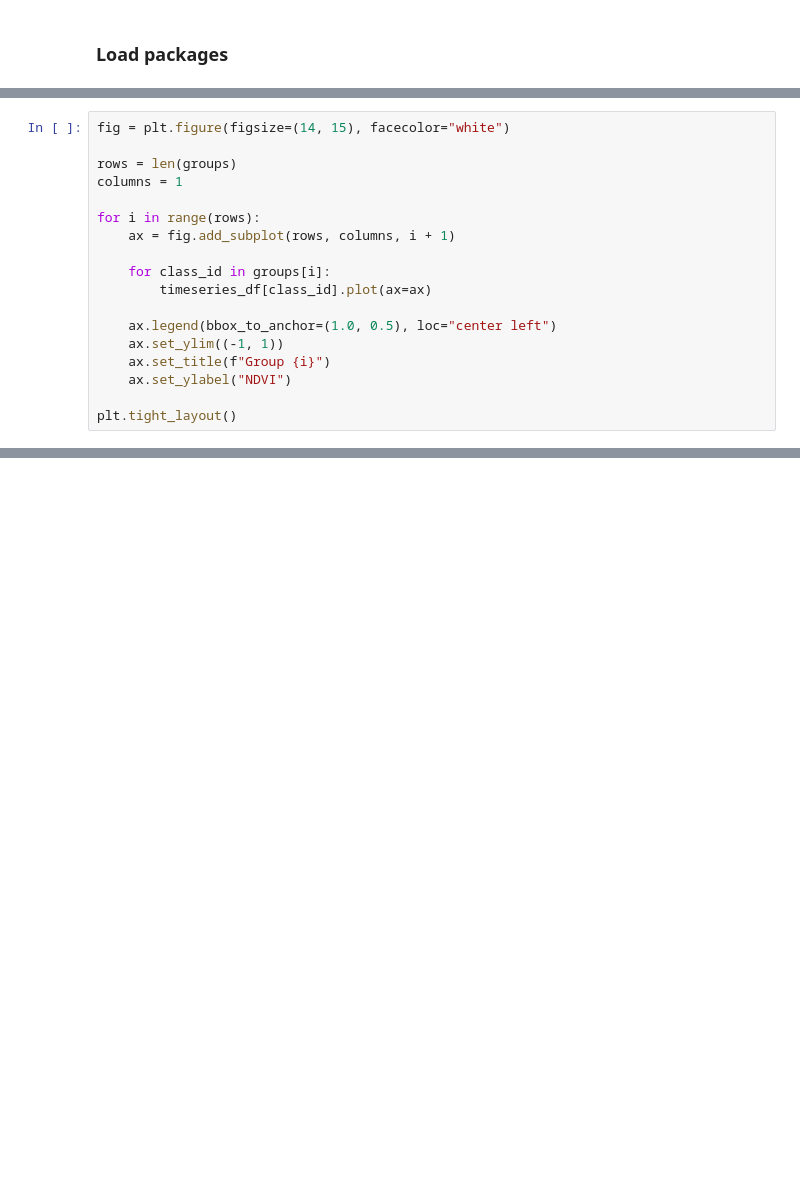
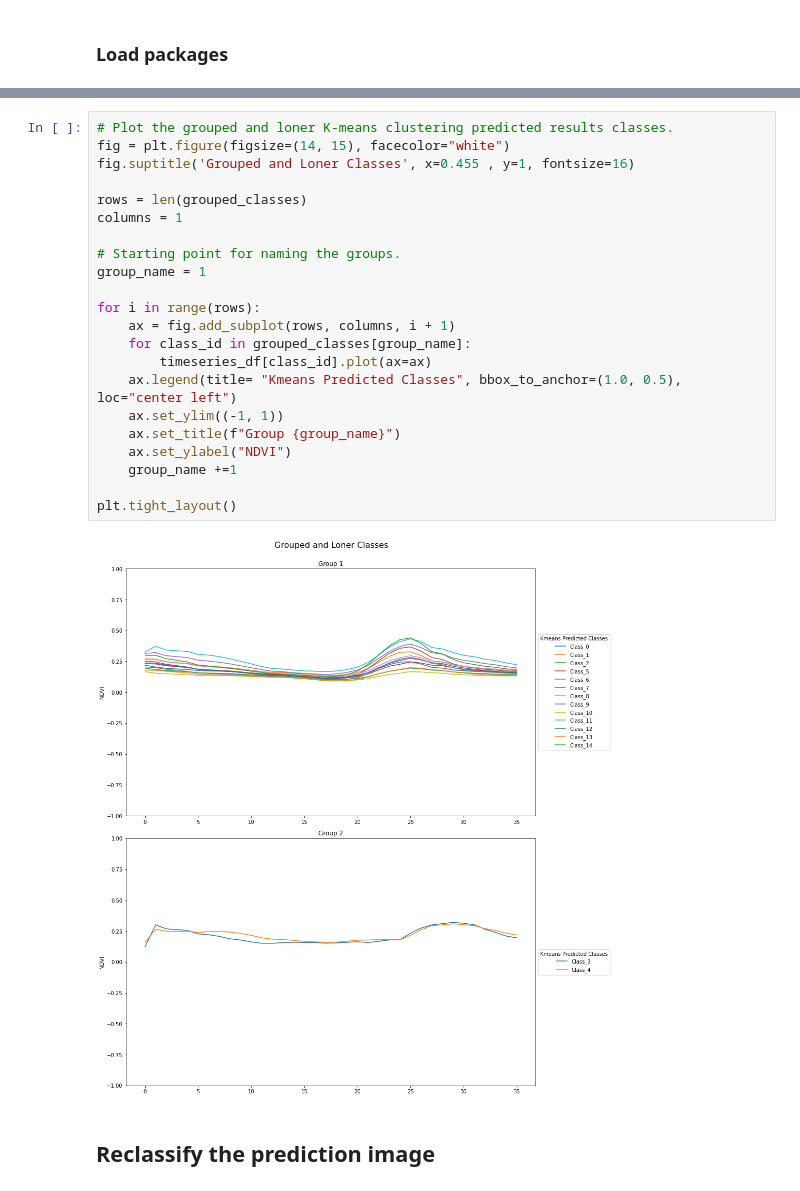
Before and after one commit to tylere/deafrica-sandbox-notebooks, a Jupyter notebook: Use_cases/NDVI_profiles/03_reclassify_unsupervised_map_NDVI_classes.ipynb, the cells around one changed output, grey strips where cells are left out. Drawn from its saved outputs; the diff is of its cells as text; blank space fills up the shorter version.

```diff
--- a/Use_cases/NDVI_profiles/03_reclassify_unsupervised_map_NDVI_classes.ipynb
+++ b/Use_cases/NDVI_profiles/03_reclassify_unsupervised_map_NDVI_classes.ipynb
@@ -129,18 +145,0 @@ cbar.set_ticks(range(no_of_clusters))
-# %%
-fig = plt.figure(figsize=(14, 15), facecolor="white")
-
-rows = len(groups)
-columns = 1
-
-for i in range(rows):
-    ax = fig.add_subplot(rows, columns, i + 1)
-
-    for class_id in groups[i]:
-        timeseries_df[class_id].plot(ax=ax)
-
-    ax.legend(bbox_to_anchor=(1.0, 0.5), loc="center left")
-    ax.set_ylim((-1, 1))
-    ax.set_title(f"Group {i}")
-    ax.set_ylabel("NDVI")
-
-plt.tight_layout()
@@ -169,0 +224,26 @@ grouped_classes_xr.plot()
+# %%
+# Plot the grouped and loner K-means clustering predicted results classes.
+fig = plt.figure(figsize=(14, 15), facecolor="white")
+fig.suptitle('Grouped and Loner Classes', x=0.455 , y=1, fontsize=16)
+
+rows = len(grouped_classes)
+columns = 1
+
+# Starting point for naming the groups.
+group_name = 1
+
+for i in range(rows):
+    ax = fig.add_subplot(rows, columns, i + 1)
+    for class_id in grouped_classes[group_name]:
+        timeseries_df[class_id].plot(ax=ax)
+    ax.legend(title= "Kmeans Predicted Classes", bbox_to_anchor=(1.0, 0.5), loc="center left")
+    ax.set_ylim((-1, 1))
+    ax.set_title(f"Group {group_name}")
+    ax.set_ylabel("NDVI")
+    group_name +=1
+
+plt.tight_layout()
+# %% [output]
+[figure, added]
+# %% [markdown]
+## Reclassify the prediction image
```
Also changed, not shown: parts of 29 cells of this notebook.
